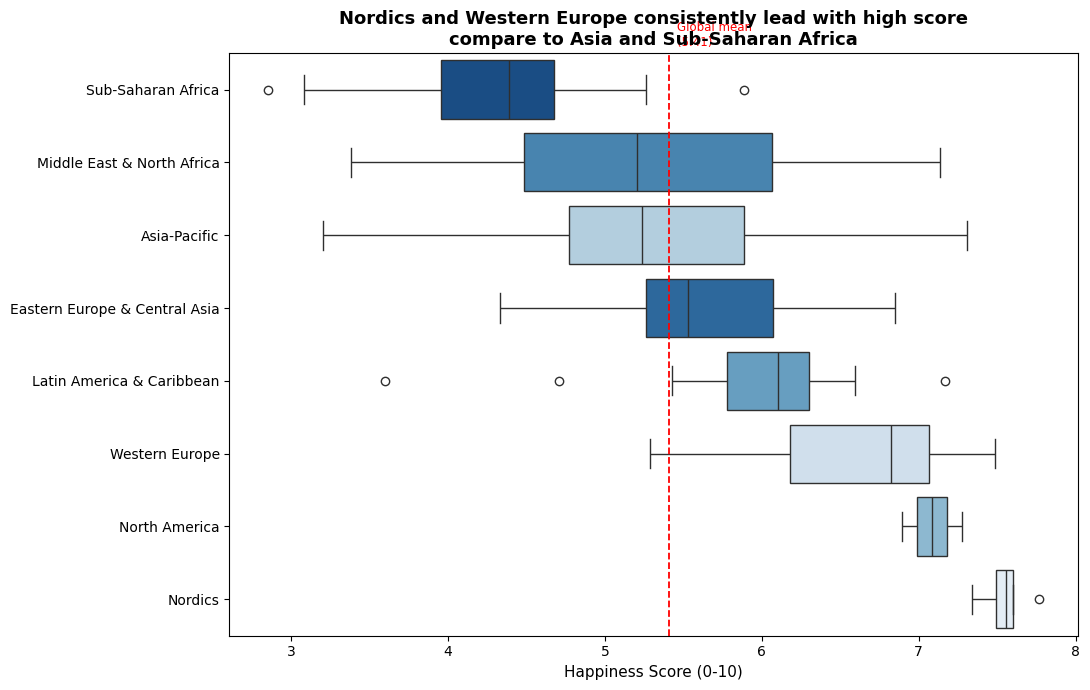
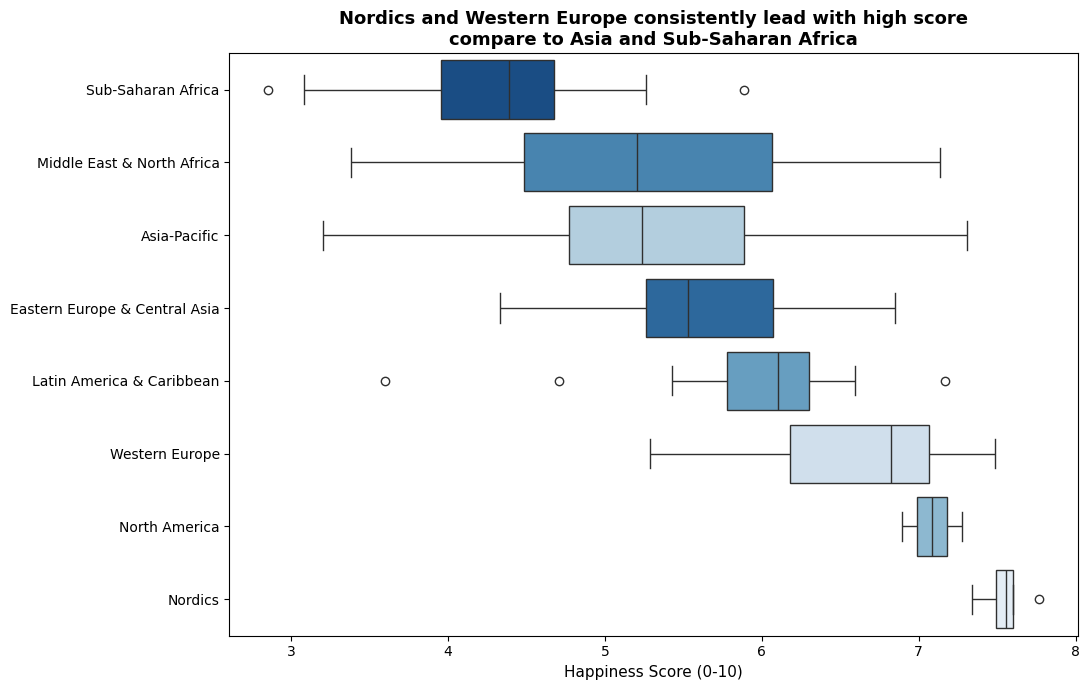
The change to this notebook cell's code, shown as a diff; its figure went from the first image to the second:
--- before
+++ after
@@ -20,10 +20,4 @@
 )
 
-# Reference line at global mean
-mean_score = df["score"].mean()
-ax.axvline(mean_score, color="red", linestyle="--", linewidth=1.3)
-ax.text(mean_score + 0.05, -0.6,
-        f"Global mean\n({mean_score:.2f})", color="red", fontsize=8.5)
-
 ax.set_title("Nordics and Western Europe consistently lead with high score\n"
              "compare to Asia and Sub-Saharan Africa",

Commit: I went through the code again and cleared it up a bit